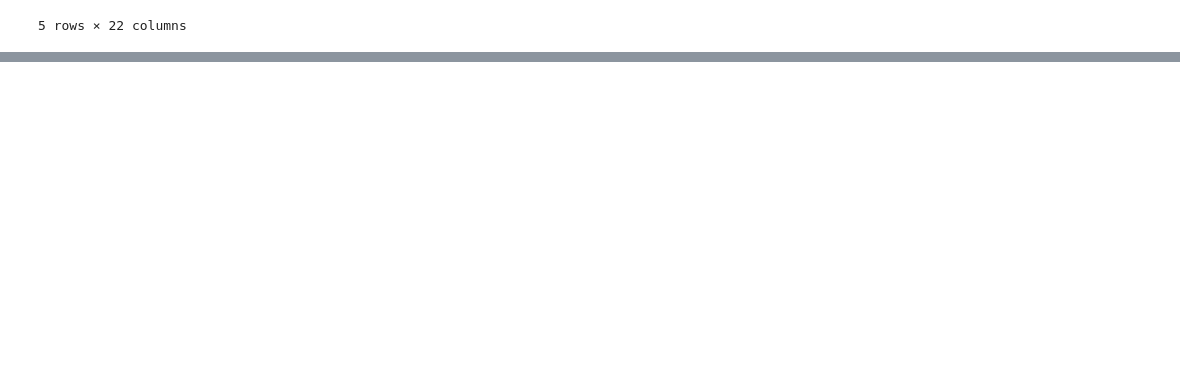
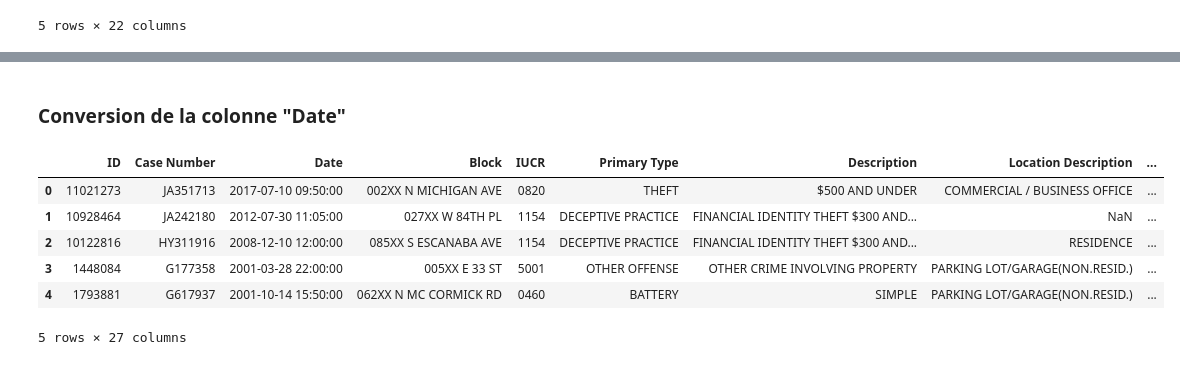
Before and after one commit to itsdav7/CrimeDB_Analysis, a Jupyter notebook: C_DB_Analysis.ipynb, the cells around one changed output, grey strips where cells are left out. Drawn from its saved outputs; the diff is of its cells as text; code cells hidden in the pictures; blank space fills up the shorter version.

```diff
--- a/C_DB_Analysis.ipynb
+++ b/C_DB_Analysis.ipynb
@@ -54,0 +91,2 @@ data.head(5)
+# %% [markdown]
+### Conversion de la colonne "Date"
@@ -54,0 +102,11 @@ data.head(5)
+# %%
+# Visualisation des premières lignes
+data.head()
+# %% [output]
+|  | ID | Case Number | Date | Block | IUCR | Primary Type | Description | Location Description | ... |
+| 0 | 11021273 | JA351713 | 2017-07-10 09:50:00 | 002XX N MICHIGAN AVE | 0820 | THEFT | $500 AND UNDER | COMMERCIAL / BUSINESS OFFICE | ... |
+| 1 | 10928464 | JA242180 | 2012-07-30 11:05:00 | 027XX W 84TH PL | 1154 | DECEPTIVE PRACTICE | FINANCIAL IDENTITY THEFT $300 AND... | NaN | ... |
+| 2 | 10122816 | HY311916 | 2008-12-10 12:00:00 | 085XX S ESCANABA AVE | 1154 | DECEPTIVE PRACTICE | FINANCIAL IDENTITY THEFT $300 AND... | RESIDENCE | ... |
+| 3 | 1448084 | G177358 | 2001-03-28 22:00:00 | 005XX E 33 ST | 5001 | OTHER OFFENSE | OTHER CRIME INVOLVING PROPERTY | PARKING LOT/GARAGE(NON.RESID.) | ... |
+| 4 | 1793881 | G617937 | 2001-10-14 15:50:00 | 062XX N MC CORMICK RD | 0460 | BATTERY | SIMPLE | PARKING LOT/GARAGE(NON.RESID.) | ... |
+5 rows × 27 columns
```
Also changed, not shown: parts of 15 cells of this notebook.
